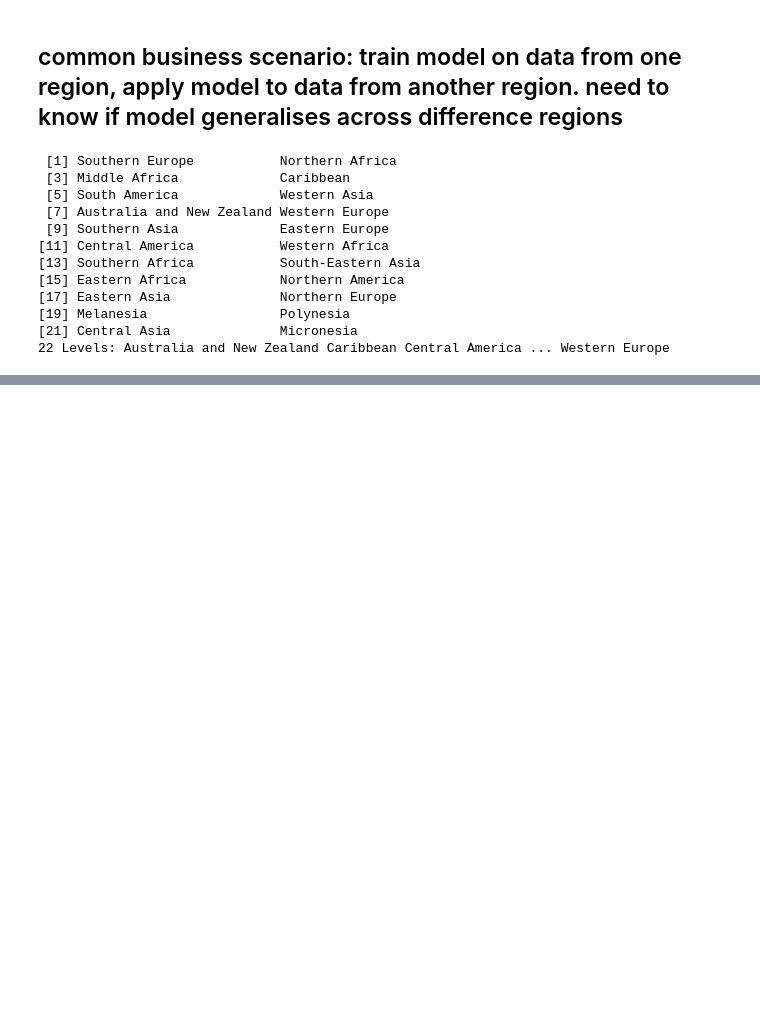
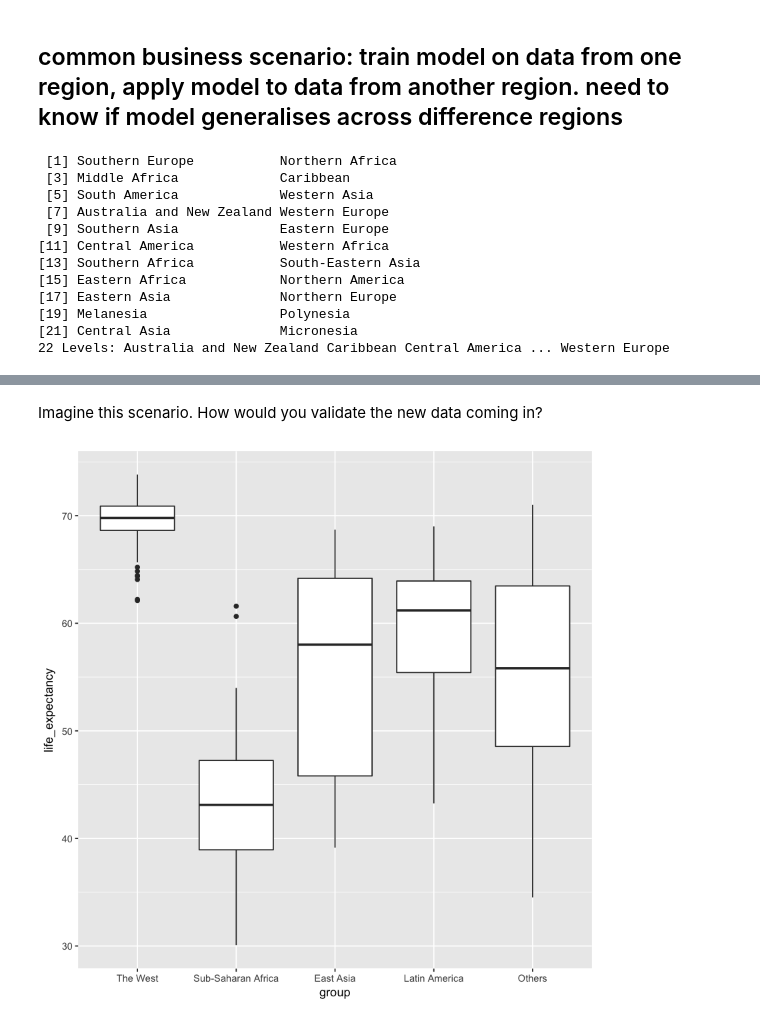
Before and after one commit to jeannefukumaru/data-ingestion, a Jupyter notebook: basic-data-validation.ipynb, the cells around one changed output, grey strips where cells are left out. Cells and saved outputs as stored; diff of their text form; code cells hidden in the pictures; blank space fills up the shorter version.

```diff
--- a/basic-data-validation.ipynb
+++ b/basic-data-validation.ipynb
@@ -130,0 +99,9 @@ ERROR: Error in loadNamespace(name): there is no package called ‘devtools’
+# %% [markdown]
+Imagine this scenario. How would you validate the new data coming in?
+# %%
+gapminder %>%
+    filter(year==1962) %>%
+    ggplot(aes(group, y=life_expectancy)) +
+    geom_boxplot()
+# %% [output]
+[figure, added]
```
Also changed, not shown: parts of 15 cells of this notebook, 1 other file.
